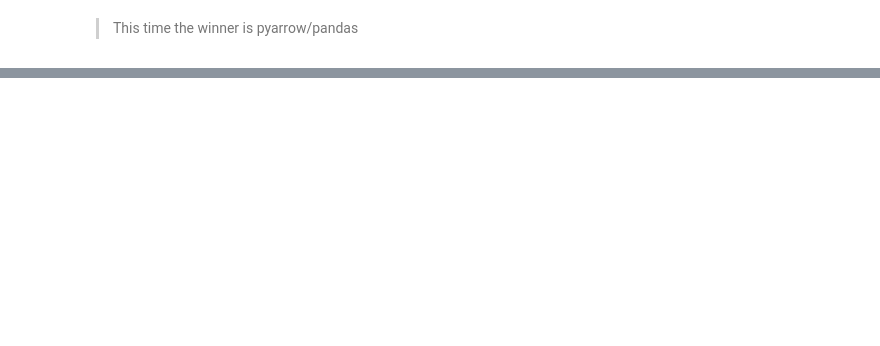
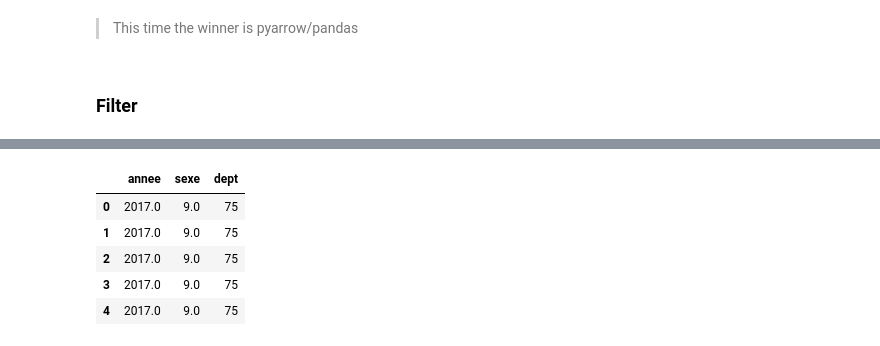
Before and after one commit to pengfei99/duckDBPlayGround, a Jupyter notebook: examples/python_api.ipynb, the cells around one changed output, grey strips where cells are left out. Saved outputs shown, nothing was run; the diff lists cells and outputs as text; code cells hidden in the pictures; blank space fills up the shorter version.

```diff
--- a/examples/python_api.ipynb
+++ b/examples/python_api.ipynb
@@ -25,10 +26,10 @@ As we mentioned in the introduction, duckdb has two modes:
 - on-disk: duckdb.connect("path/to/file")
 # %%
 ## Create an in-memory duckdb instance
-conn = duckdb.connect()
+# conn = duckdb.connect()
 
 # create an on disk instance, you can also activate the read only option
-# conn = duckdb.connect("mydb.db", read_only=True)
+conn = duckdb.connect("/home/pengfei/data_set/demo_chu/demo_base/py_mydb.db")
 # %% [markdown]
 ## 1. Compare the data loading speed
 
@@ -156,2 +157,12 @@ Wall time: 855 µs
 # %% [markdown]
 > This time the winner is pyarrow/pandas
+# %% [markdown]
+### Filter
+# %%
+%%time
+filter_query = f"select annee, sexe, dept from patho_parquet where (sexe = 9.0) AND (dept = '75')"
+
+parquet_filter_res = conn.execute(filter_query).df()
+
+parquet_filter_res.head()
+# %% [output]
@@ -157,0 +171,6 @@ Wall time: 855 µs
+|  | annee | sexe | dept |
+| 0 | 2017.0 | 9.0 | 75 |
+| 1 | 2017.0 | 9.0 | 75 |
+| 2 | 2017.0 | 9.0 | 75 |
+| 3 | 2017.0 | 9.0 | 75 |
+| 4 | 2017.0 | 9.0 | 75 |
```
Also changed, not shown: parts of 14 cells of this notebook, 2 other files.
